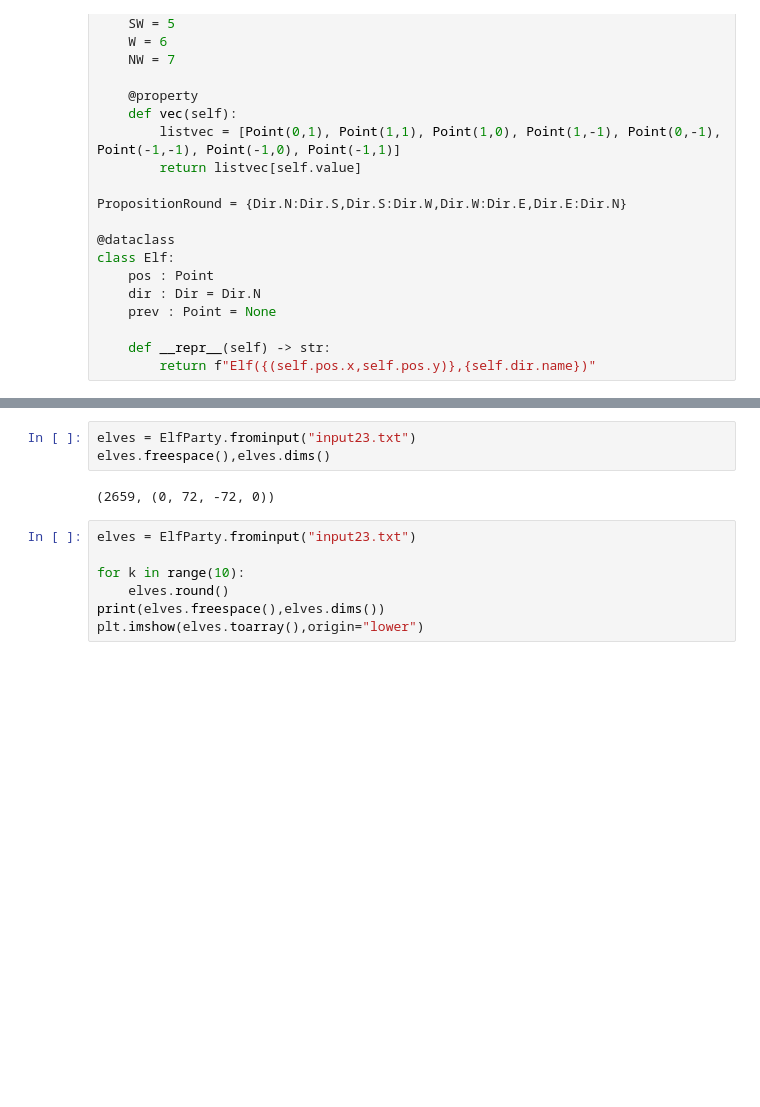
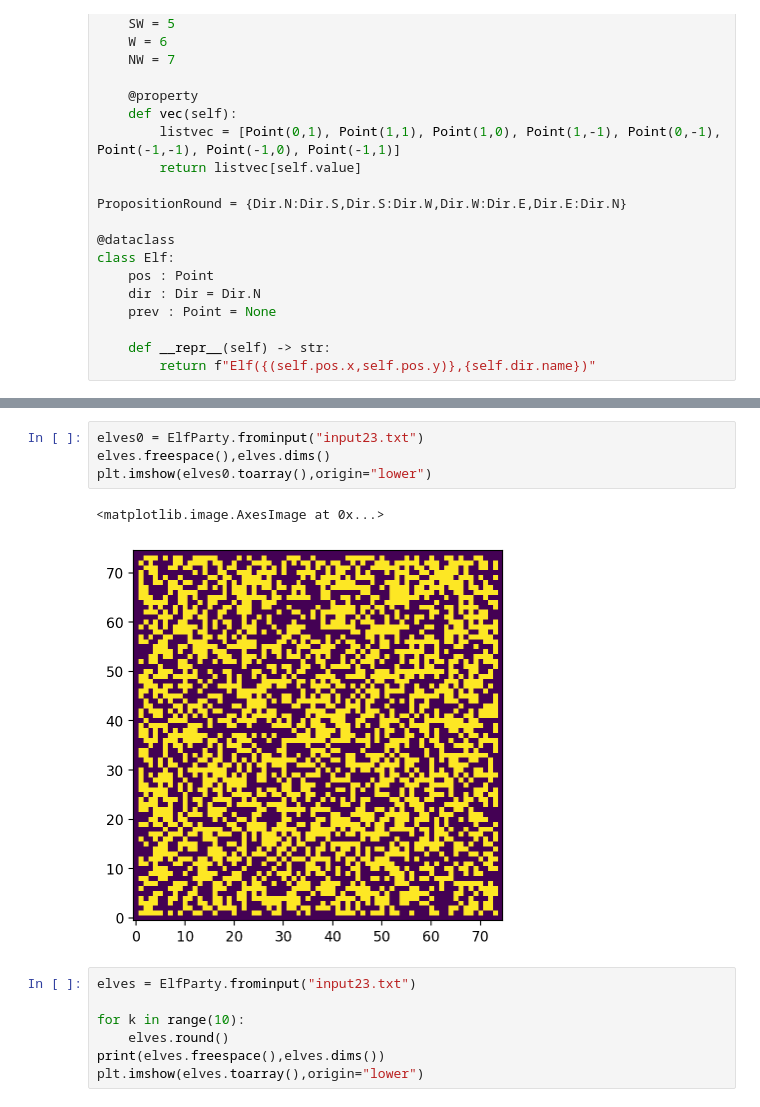
Before and after one commit to acpetit/AoC2022, a Jupyter notebook: AoC2022-23.ipynb, the cells around one changed output, grey strips where cells are left out. Drawn from its saved outputs; the diff is of its cells as text; blank space fills up the shorter version.

```diff
--- a/AoC2022-23.ipynb
+++ b/AoC2022-23.ipynb
@@ -155,10 +161,12 @@ class ElfParty:
             art.append("".join("#" if self[(x,y)] is not None else "." for x in range(xmin,xmax+1)))
         return "\n".join(art)
 # %%
-elves = ElfParty.frominput("input23.txt")
+elves0 = ElfParty.frominput("input23.txt")
 elves.freespace(),elves.dims()
+plt.imshow(elves0.toarray(),origin="lower")
 # %% [output]
-(2659, (0, 72, -72, 0))
+<matplotlib.image.AxesImage at 0x...>
+[figure, added]
 # %%
 elves = ElfParty.frominput("input23.txt")
 
```
Also changed, not shown: parts of 2 cells of this notebook, 1 other file.
